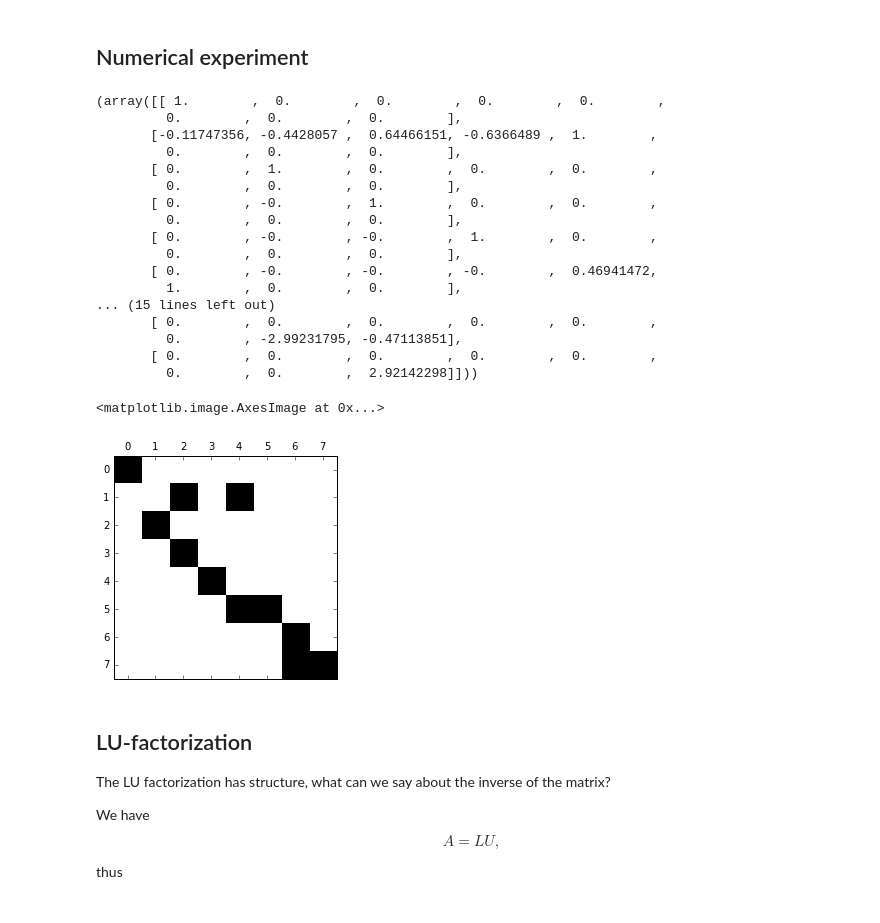
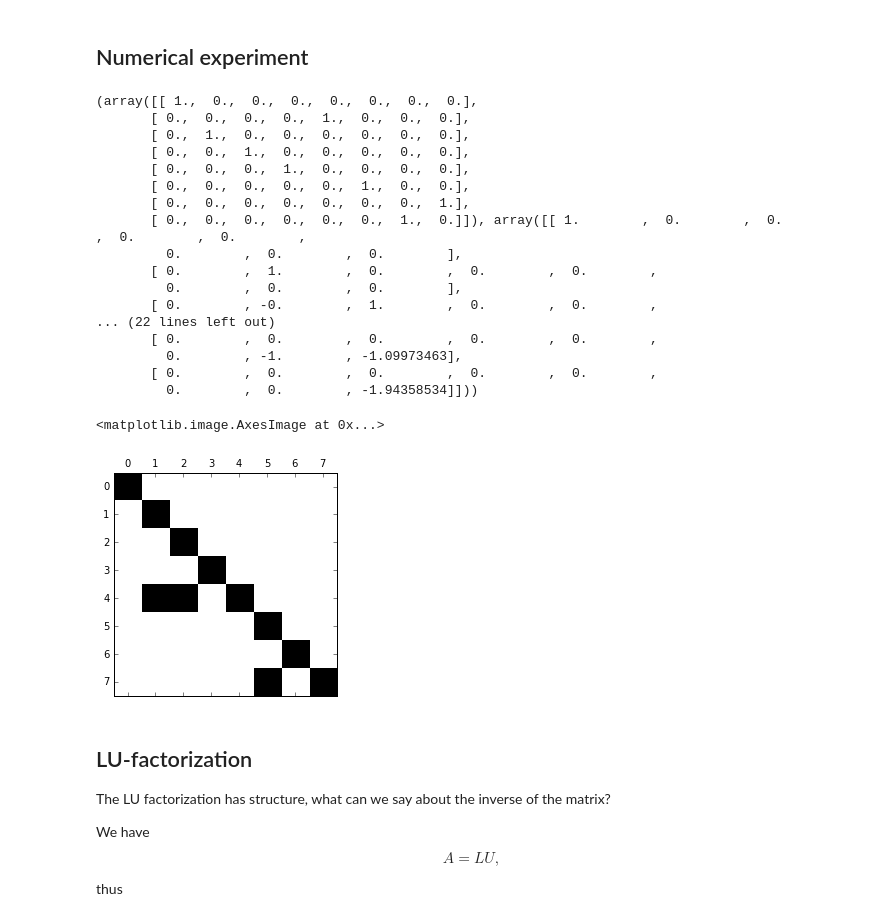
Before and after one commit to oseledets/fastpde2016, a Jupyter notebook: lectures/Lecture-7.ipynb, the cells around one changed output. Drawn from its saved outputs; the diff is of its cells as text; code cells hidden in the pictures.

```diff
--- a/lectures/Lecture-7.ipynb
+++ b/lectures/Lecture-7.ipynb
@@ -69,42 +64,46 @@ $$A = LU.$$
 # %%
 import numpy as np
 import scipy.linalg as spla
 import matplotlib.pyplot as plt
 %matplotlib inline
 
 n = 8
 
+#d1 = np.random.randn(n)
+#d2 = np.random.randn(n-1)
+#d3 = np.random.randn(n-1)
+#d1 = 2*np.ones(n)
 d1 = np.random.randn(n)
-d2 = np.random.randn(n-1)
-d3 = np.random.randn(n-1)
+d2 = -np.ones(n-1)
+d3 = -np.ones(n-1)
 
 A = np.diag(d1) + np.diag(d2, 1) + np.diag(d3, -1)
 
-Q = spla.lu(A, permute_l=True)
+Q = spla.lu(A)
 print Q
-Q1 = Q[0]
-Q1[np.abs(Q1 < 1e-8)] = 0
+Q1 = Q[1]
+Q1[np.abs(Q1 < 1e-15)] = 0
 plt.spy(Q1)
 # %% [output]
-(array([[ 1.        ,  0.        ,  0.        ,  0.        ,  0.        ,
-         0.        ,  0.        ,  0.        ],
-       [-0.11747356, -0.4428057 ,  0.64466151, -0.6366489 ,  1.        ,
+(array([[ 1.,  0.,  0.,  0.,  0.,  0.,  0.,  0.],
+       [ 0.,  0.,  0.,  0.,  1.,  0.,  0.,  0.],
+       [ 0.,  1.,  0.,  0.,  0.,  0.,  0.,  0.],
+       [ 0.,  0.,  1.,  0.,  0.,  0.,  0.,  0.],
+       [ 0.,  0.,  0.,  1.,  0.,  0.,  0.,  0.],
+       [ 0.,  0.,  0.,  0.,  0.,  1.,  0.,  0.],
+       [ 0.,  0.,  0.,  0.,  0.,  0.,  0.,  1.],
+       [ 0.,  0.,  0.,  0.,  0.,  0.,  1.,  0.]]), array([[ 1.        ,  0.        ,  0.        ,  0.        ,  0.        ,
          0.        ,  0.        ,  0.        ],
        [ 0.        ,  1.        ,  0.        ,  0.        ,  0.        ,
          0.        ,  0.        ,  0.        ],
        [ 0.        , -0.        ,  1.        ,  0.        ,  0.        ,
-         0.        ,  0.        ,  0.        ],
-       [ 0.        , -0.        , -0.        ,  1.        ,  0.        ,
-         0.        ,  0.        ,  0.        ],
-       [ 0.        , -0.        , -0.        , -0.        ,  0.46941472,
-         1.        ,  0.        ,  0.        ],
-... (15 lines left out)
+... (22 lines left out)
        [ 0.        ,  0.        ,  0.        ,  0.        ,  0.        ,
-         0.        , -2.99231795, -0.47113851],
+         0.        , -1.        , -1.09973463],
        [ 0.        ,  0.        ,  0.        ,  0.        ,  0.        ,
-         0.        ,  0.        ,  2.92142298]]))
+         0.        ,  0.        , -1.94358534]]))
 <matplotlib.image.AxesImage at 0x...>
-[figure, old version]
+[figure, new version]
 # %% [markdown]
 ## LU-factorization
 
```
Also changed, not shown: parts of 47 cells of this notebook.
